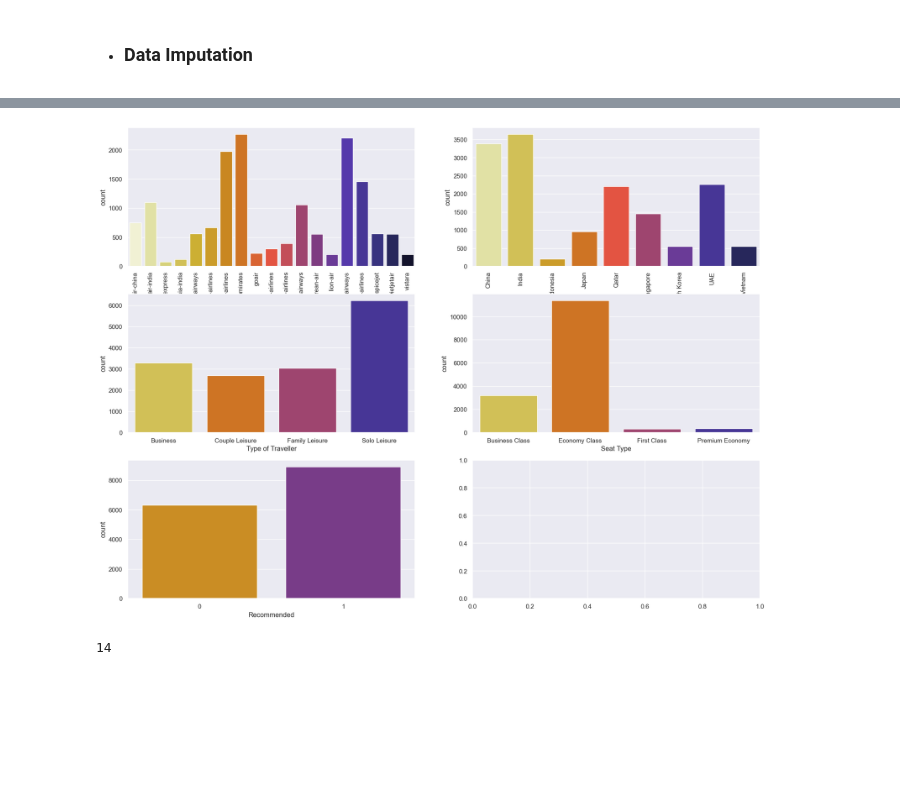
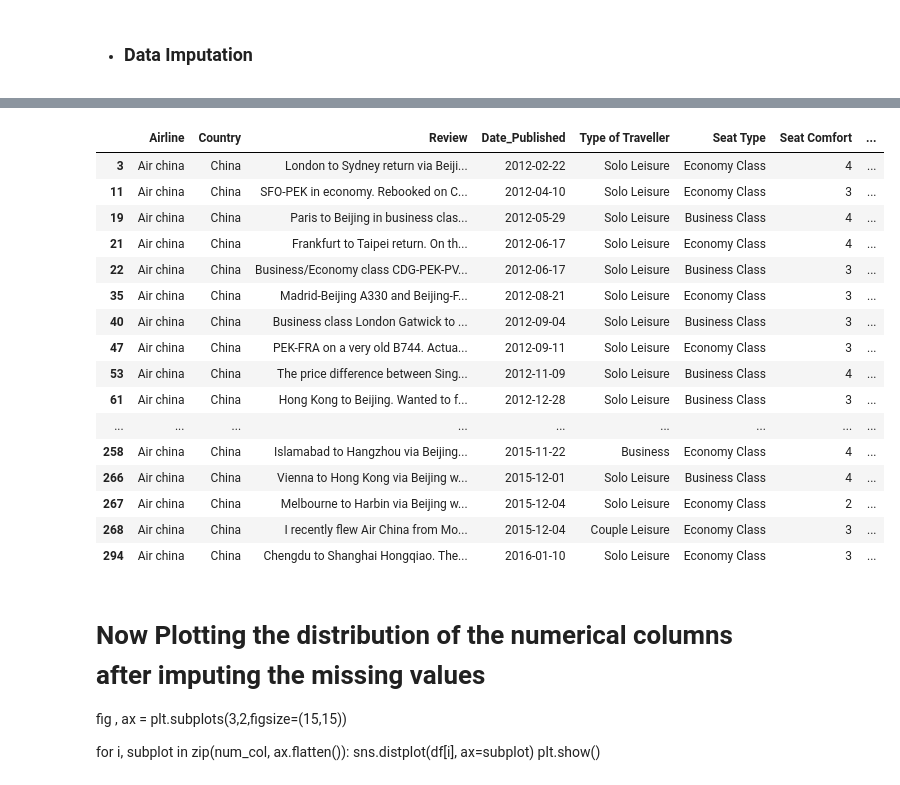
Before and after one commit to 1422-samu/Airline-Review-Sentiment-Analysis, a Jupyter notebook: Airline Data Preparation.ipynb, the cells around one changed output, grey strips where cells are left out. Saved outputs shown, nothing was run; the diff lists cells and outputs as text; code cells hidden in the pictures; blank space fills up the shorter version.

```diff
--- a/Airline Data Preparation.ipynb
+++ b/Airline Data Preparation.ipynb
@@ -141,18 +189,28 @@ plt.show()
-# %%
-# Plotting the distribution of the categorical columns after imputing the missing values
-
-fig , ax = plt.subplots(3,2,figsize=(20,15))
-
-for i, subplot in zip(cat_col, ax.flatten()):
-    sns.countplot(x=i,data=df, ax=subplot, palette='CMRmap_r')
-    if i in ['Airline','Country']:
-        for label in subplot.get_xticklabels():
-            label.set_rotation(90)
-plt.show()
-# %% [output]
-[figure, removed]
-# %%
-print(df.duplicated().sum())
-df.drop_duplicates(inplace=True)
-# %% [output]
-14
+# %%
+df[df['Overall_Rating'] == 3.0].head(50)
+# %% [output]
+|  | Airline | Country | Review | Date_Published | Type of Traveller | Seat Type | Seat Comfort | ... |
+| 3 | Air china | China | London to Sydney return via Beiji... | 2012-02-22 | Solo Leisure | Economy Class | 4 | ... |
+| 11 | Air china | China | SFO-PEK in economy. Rebooked on C... | 2012-04-10 | Solo Leisure | Economy Class | 3 | ... |
+| 19 | Air china | China | Paris to Beijing in business clas... | 2012-05-29 | Solo Leisure | Business Class | 4 | ... |
+| 21 | Air china | China | Frankfurt to Taipei return. On th... | 2012-06-17 | Solo Leisure | Economy Class | 4 | ... |
+| 22 | Air china | China | Business/Economy class CDG-PEK-PV... | 2012-06-17 | Solo Leisure | Business Class | 3 | ... |
+| 35 | Air china | China | Madrid-Beijing A330 and Beijing-F... | 2012-08-21 | Solo Leisure | Economy Class | 3 | ... |
+| 40 | Air china | China | Business class London Gatwick to ... | 2012-09-04 | Solo Leisure | Business Class | 3 | ... |
+| 47 | Air china | China | PEK-FRA on a very old B744. Actua... | 2012-09-11 | Solo Leisure | Economy Class | 3 | ... |
+| 53 | Air china | China | The price difference between Sing... | 2012-11-09 | Solo Leisure | Business Class | 4 | ... |
+| 61 | Air china | China | Hong Kong to Beijing. Wanted to f... | 2012-12-28 | Solo Leisure | Business Class | 3 | ... |
+| ... | ... | ... | ... | ... | ... | ... | ... | ... |
+| 258 | Air china | China | Islamabad to Hangzhou via Beijing... | 2015-11-22 | Business | Economy Class | 4 | ... |
+| 266 | Air china | China | Vienna to Hong Kong via Beijing w... | 2015-12-01 | Solo Leisure | Business Class | 4 | ... |
+| 267 | Air china | China | Melbourne to Harbin via Beijing w... | 2015-12-04 | Solo Leisure | Economy Class | 2 | ... |
+| 268 | Air china | China | I recently flew Air China from Mo... | 2015-12-04 | Couple Leisure | Economy Class | 3 | ... |
+| 294 | Air china | China | Chengdu to Shanghai Hongqiao. The... | 2016-01-10 | Solo Leisure | Economy Class | 3 | ... |
+# %% [markdown]
+# Now Plotting the distribution of the numerical columns after imputing the missing values
+
+fig , ax = plt.subplots(3,2,figsize=(15,15))
+
+for i, subplot in zip(num_col, ax.flatten()):
+    sns.distplot(df[i], ax=subplot)
+plt.show()
```
Also changed, not shown: parts of 8 cells of this notebook.
